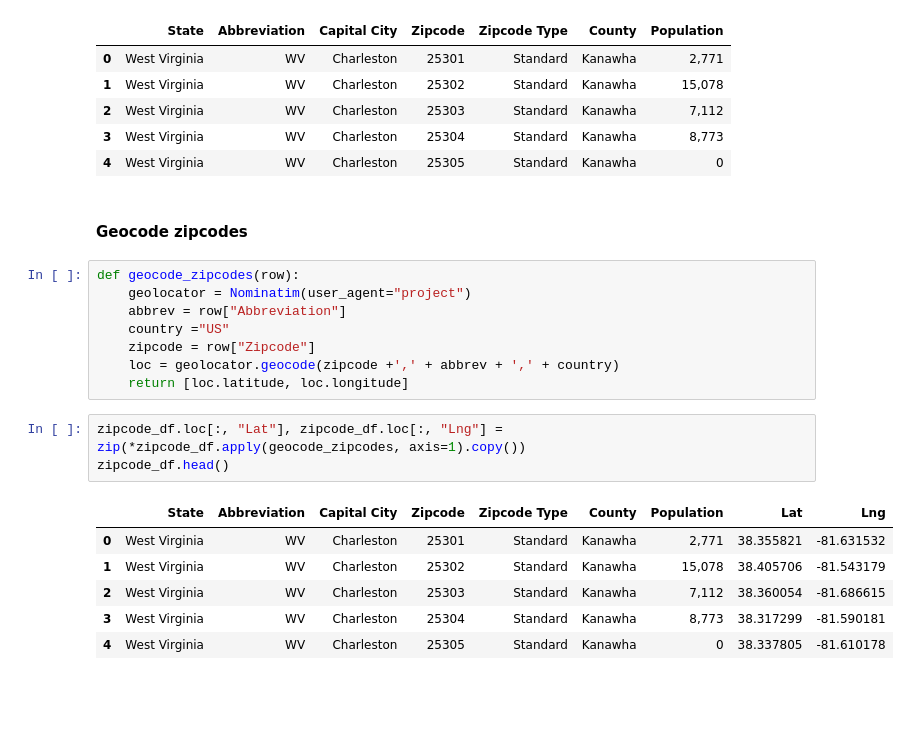
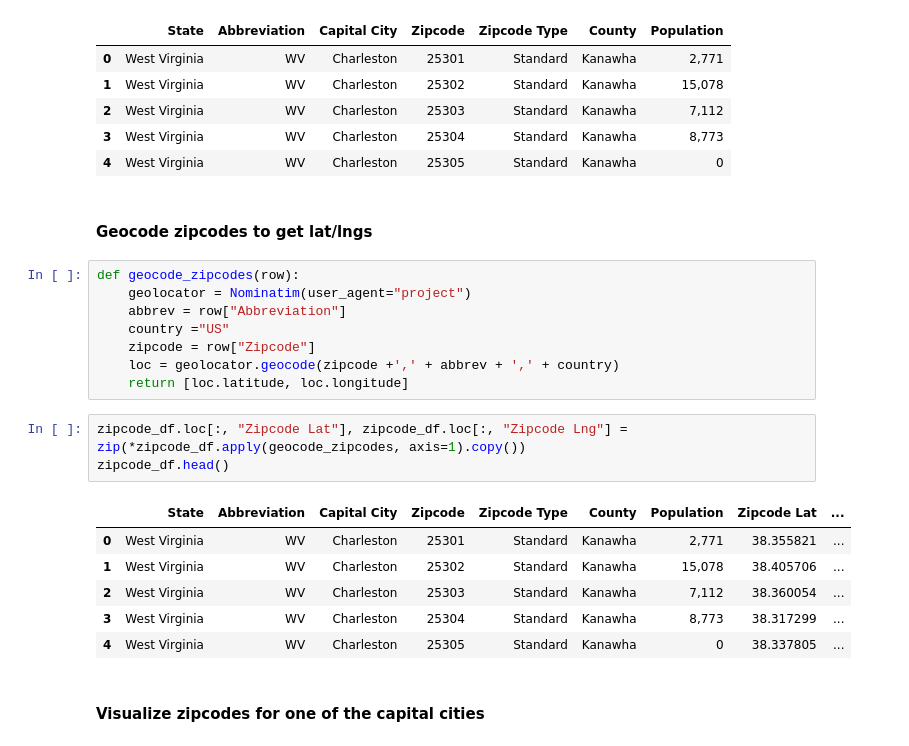
Before and after one commit to amypeniston/data-science-capstone-project, a Jupyter notebook: Week_5_Capstone_Project.ipynb, the cells around one changed output. Cells and saved outputs as stored; diff of their text form; blank space fills up the shorter version.

```diff
--- a/Week_5_Capstone_Project.ipynb
+++ b/Week_5_Capstone_Project.ipynb
@@ -337,7 +343,7 @@ zipcode_df.head()
 | 3 | West Virginia | WV | Charleston | 25304 | Standard | Kanawha | 8,773 |
 | 4 | West Virginia | WV | Charleston | 25305 | Standard | Kanawha | 0 |
 # %% [markdown]
-#### Geocode zipcodes
+#### Geocode zipcodes to get lat/lngs
 # %%
 def geocode_zipcodes(row):
     geolocator = Nominatim(user_agent="project")
@@ -347,12 +353,14 @@ def geocode_zipcodes(row):
     loc = geolocator.geocode(zipcode +',' + abbrev + ',' + country)
     return [loc.latitude, loc.longitude]
 # %%
-zipcode_df.loc[:, "Lat"], zipcode_df.loc[:, "Lng"] = zip(*zipcode_df.apply(geocode_zipcodes, axis=1).copy())
+zipcode_df.loc[:, "Zipcode Lat"], zipcode_df.loc[:, "Zipcode Lng"] = zip(*zipcode_df.apply(geocode_zipcodes, axis=1).copy())
 zipcode_df.head()
 # %% [output]
-|  | State | Abbreviation | Capital City | Zipcode | Zipcode Type | County | Population | Lat | Lng |
-| 0 | West Virginia | WV | Charleston | 25301 | Standard | Kanawha | 2,771 | 38.355821 | -81.631532 |
-| 1 | West Virginia | WV | Charleston | 25302 | Standard | Kanawha | 15,078 | 38.405706 | -81.543179 |
-| 2 | West Virginia | WV | Charleston | 25303 | Standard | Kanawha | 7,112 | 38.360054 | -81.686615 |
-| 3 | West Virginia | WV | Charleston | 25304 | Standard | Kanawha | 8,773 | 38.317299 | -81.590181 |
-| 4 | West Virginia | WV | Charleston | 25305 | Standard | Kanawha | 0 | 38.337805 | -81.610178 |
+|  | State | Abbreviation | Capital City | Zipcode | Zipcode Type | County | Population | Zipcode Lat | ... |
+| 0 | West Virginia | WV | Charleston | 25301 | Standard | Kanawha | 2,771 | 38.355821 | ... |
+| 1 | West Virginia | WV | Charleston | 25302 | Standard | Kanawha | 15,078 | 38.405706 | ... |
+| 2 | West Virginia | WV | Charleston | 25303 | Standard | Kanawha | 7,112 | 38.360054 | ... |
+| 3 | West Virginia | WV | Charleston | 25304 | Standard | Kanawha | 8,773 | 38.317299 | ... |
+| 4 | West Virginia | WV | Charleston | 25305 | Standard | Kanawha | 0 | 38.337805 | ... |
+# %% [markdown]
+#### Visualize zipcodes for one of the capital cities
```
Also changed, not shown: parts of 28 cells of this notebook.
